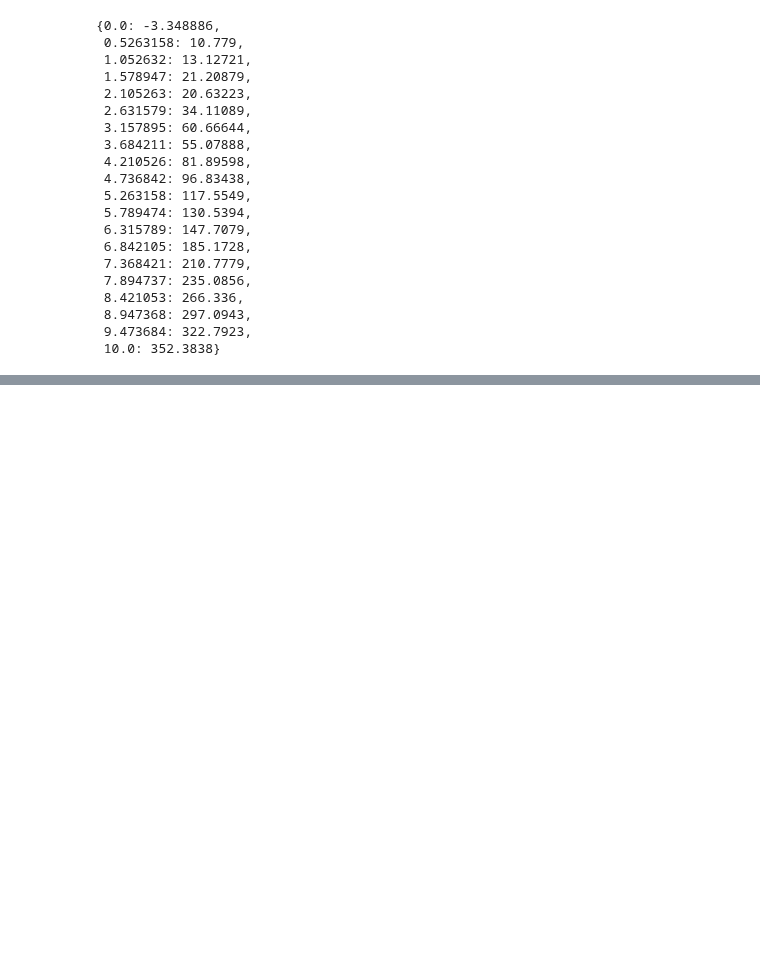
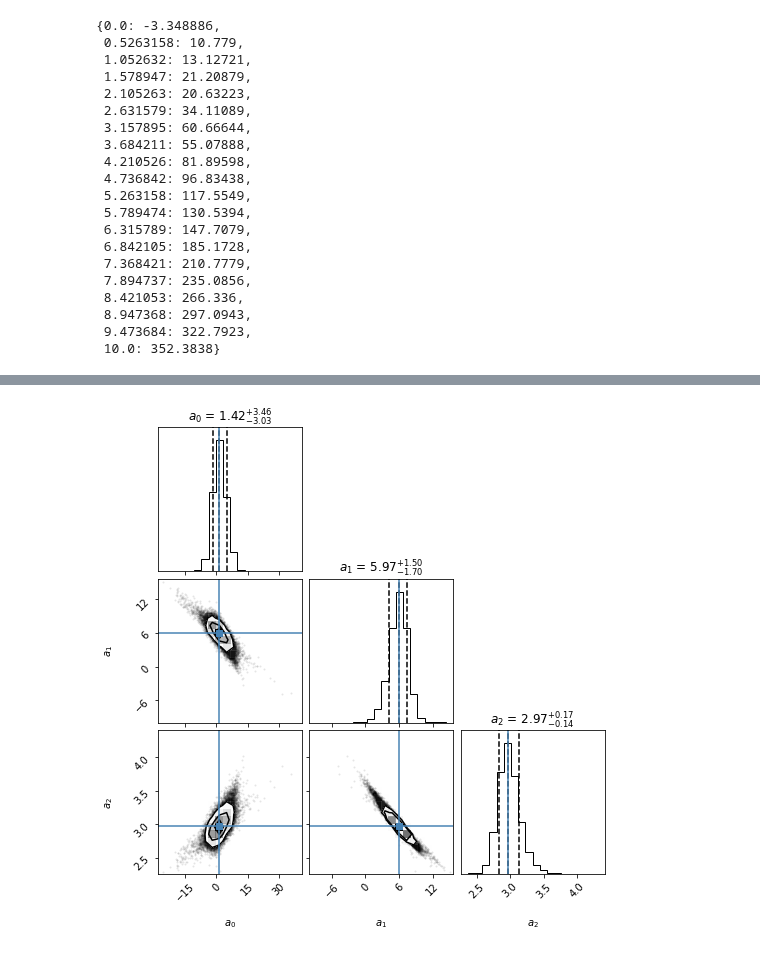
Before and after one commit to DanielBarrreto/Codigos_utiles, a Jupyter notebook: Week11/MinimosBootstrapping.ipynb, the cells around one changed output, grey strips where cells are left out. Saved outputs shown, nothing was run; the diff lists cells and outputs as text; code cells hidden in the pictures; blank space fills up the shorter version.

```diff
--- a/Week11/MinimosBootstrapping.ipynb
+++ b/Week11/MinimosBootstrapping.ipynb
@@ -213,0 +249,5 @@ Mean_Dist = GetBootstrapping(x)
+# %%
+truths = params
+figure = corner.corner( Mean_Dist, truths = truths, labels = labels, quantiles = [0.16,0.50,0.84], show_titles=True )
+# %% [output]
+[figure, added]
```
Also changed, not shown: parts of 5 cells of this notebook.
